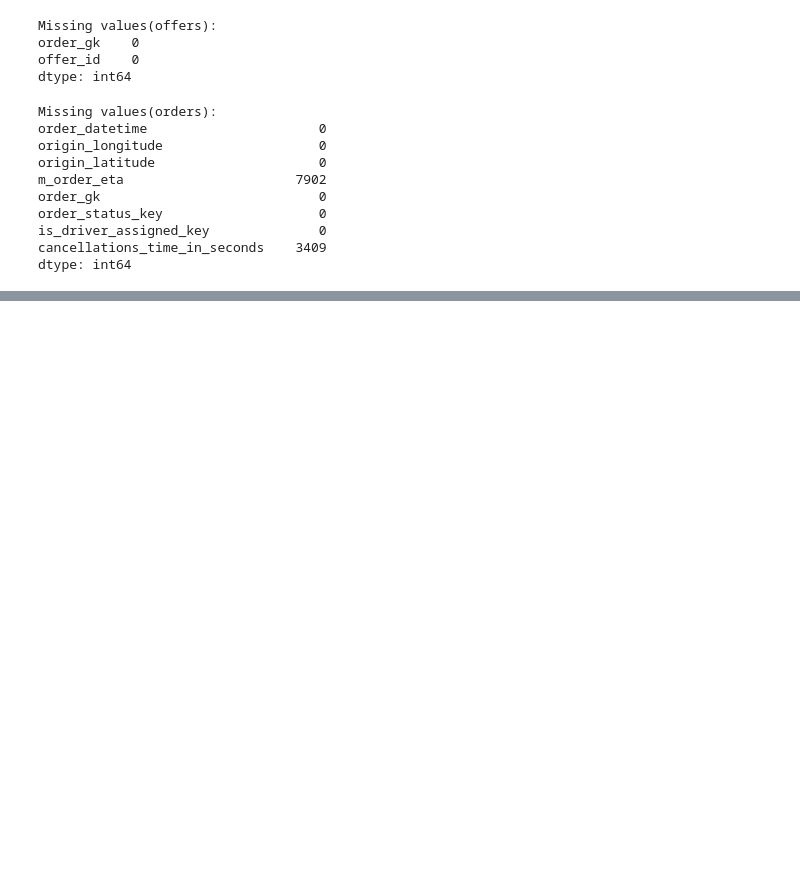
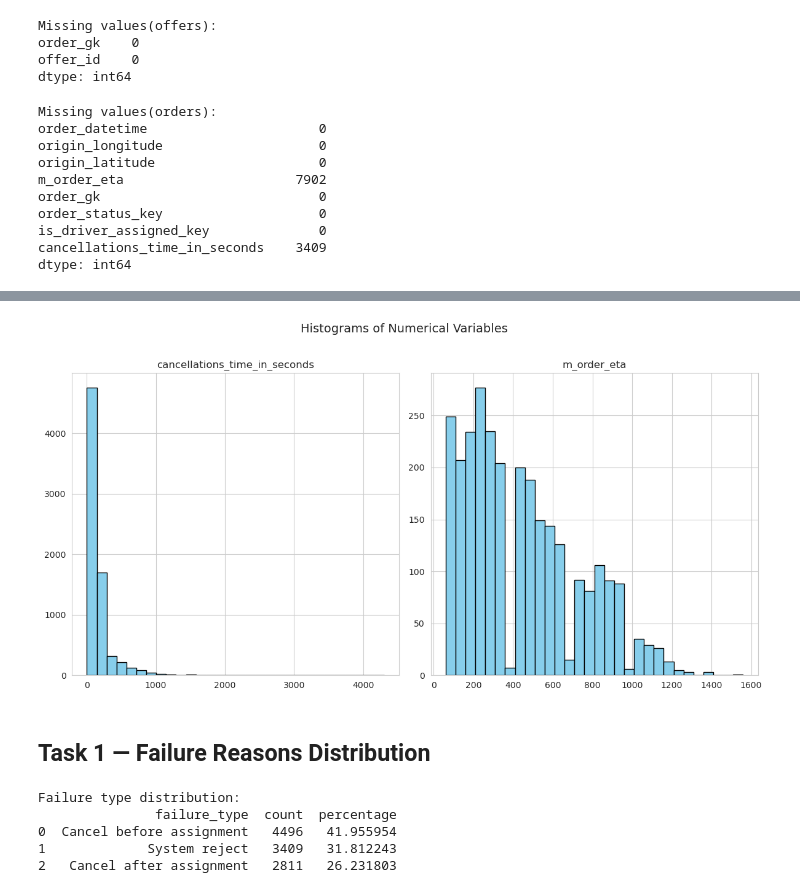
Before and after one commit to rsm-chl307/Insights-from-Failed-Orders, a Jupyter notebook: code/insights_from_failed_orders_jf.ipynb, the cells around one changed output, grey strips where cells are left out. Saved outputs shown, nothing was run; the diff lists cells and outputs as text; code cells hidden in the pictures; blank space fills up the shorter version.

Commit message:
task1,2

```diff
--- a/code/insights_from_failed_orders_jf.ipynb
+++ b/code/insights_from_failed_orders_jf.ipynb
@@ -69,0 +88,20 @@ dtype: int64
+# %%
+# Histograms for numerical variables
+sns.set_style("whitegrid")
+
+numeric_cols = orders[['cancellations_time_in_seconds', 'm_order_eta']]
+
+numeric_cols.hist(
+    figsize=(12, 6),
+    bins=30,
+    edgecolor='black',
+    color='skyblue'
+)
+
+plt.suptitle("Histograms of Numerical Variables", fontsize=14, y=1.02)
+plt.tight_layout()
+plt.show()
+# %% [output]
+[figure, added]
+# %% [markdown]
+## Task 1 — Failure Reasons Distribution
@@ -69,0 +133,19 @@ dtype: int64
+# %%
+failure_summary = (
+    orders_failures['failure_type']
+    .value_counts(dropna=False)
+    .rename_axis('failure_type')
+    .reset_index(name='count')
+)
+
+total_failures = failure_summary['count'].sum()
+failure_summary['percentage'] = failure_summary['count'] / total_failures * 100
+
+print("Failure type distribution:")
+print(failure_summary)
+# %% [output]
+Failure type distribution:
+               failure_type  count  percentage
+0  Cancel before assignment   4496   41.955954
+1             System reject   3409   31.812243
+2   Cancel after assignment   2811   26.231803
```
Also changed, not shown: parts of 13 cells of this notebook.
